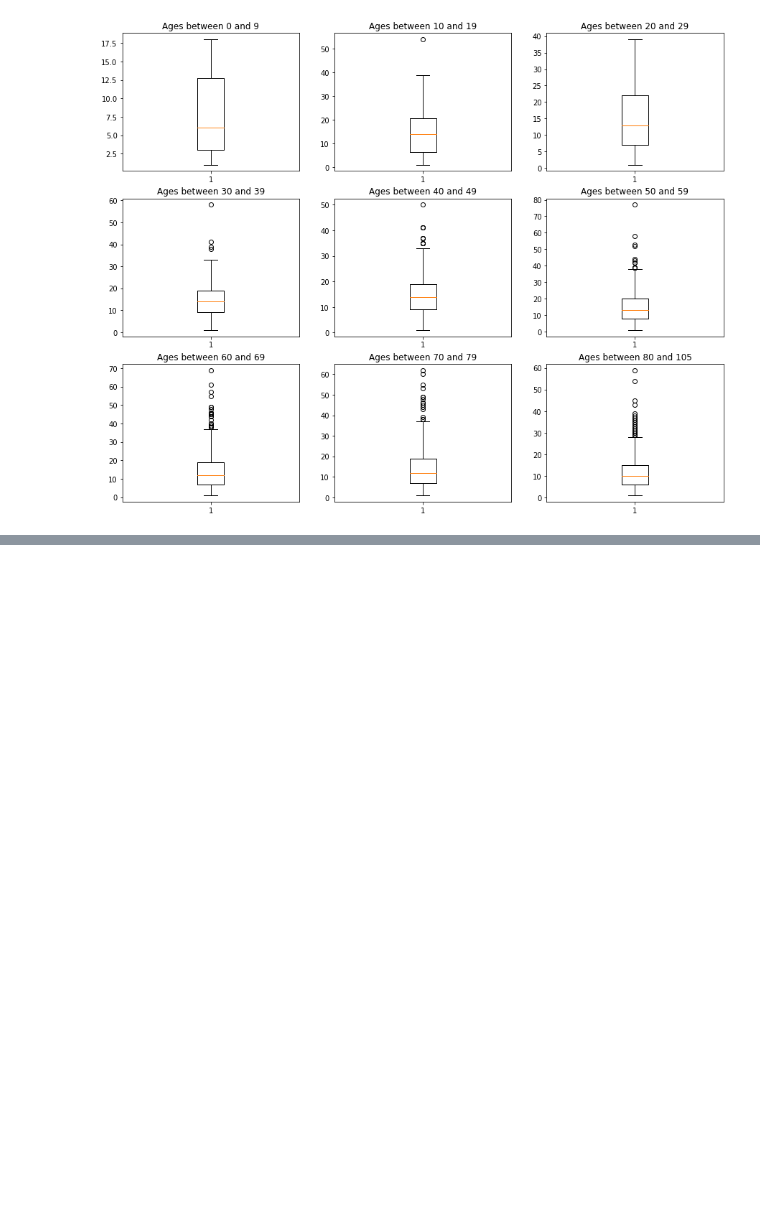
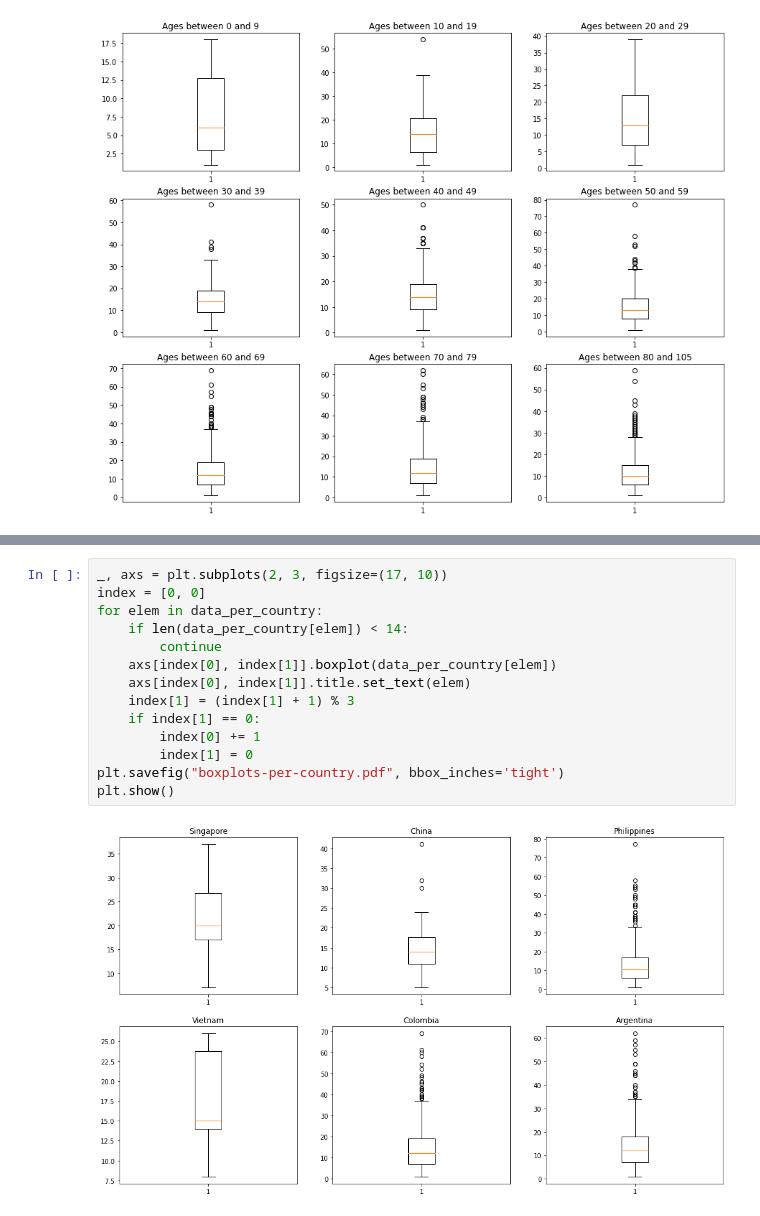
Before and after one commit to juanscr/covid-abms, a Jupyter notebook: misc/data-mining.ipynb, the cells around one changed output, grey strips where cells are left out. Saved outputs shown, nothing was run; the diff lists cells and outputs as text; blank space fills up the shorter version.

```diff
--- a/misc/data-mining.ipynb
+++ b/misc/data-mining.ipynb
@@ -227,0 +266,16 @@ plt.show()
+# %%
+_, axs = plt.subplots(2, 3, figsize=(17, 10))
+index = [0, 0]
+for elem in data_per_country:
+    if len(data_per_country[elem]) < 14:
+        continue
+    axs[index[0], index[1]].boxplot(data_per_country[elem])
+    axs[index[0], index[1]].title.set_text(elem)
+    index[1] = (index[1] + 1) % 3
+    if index[1] == 0:
+        index[0] += 1
+        index[1] = 0
+plt.savefig("boxplots-per-country.pdf", bbox_inches='tight')
+plt.show()
+# %% [output]
+[figure, added]
```
Also changed, not shown: parts of 11 cells of this notebook.
